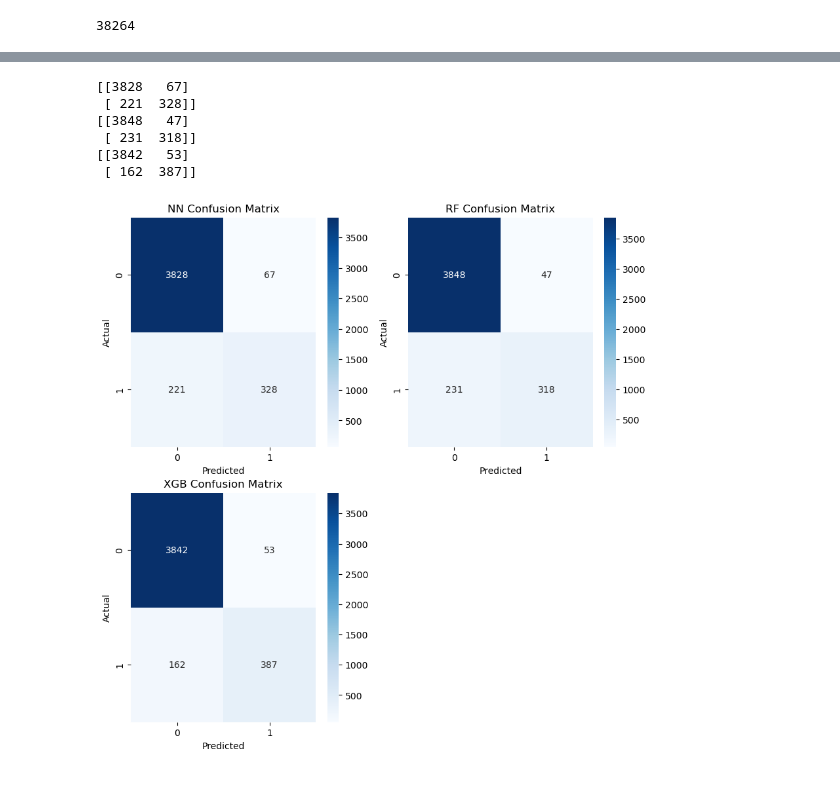
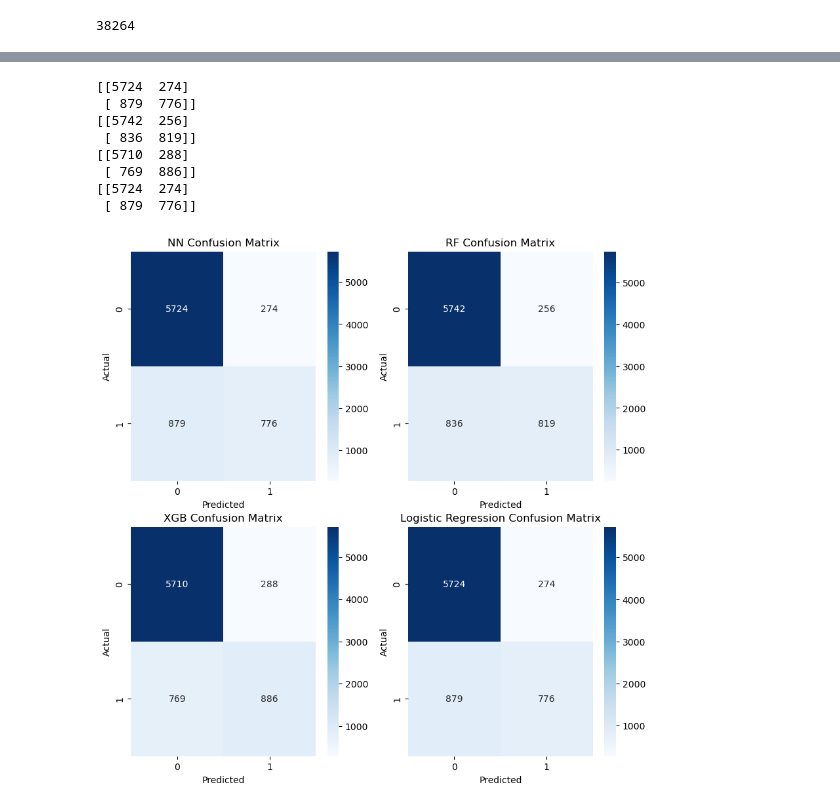
Before and after one commit to HYS20010113/2565-ML-Final-Project, a Jupyter notebook: ENN.ipynb, the cells around one changed output, grey strips where cells are left out. Drawn from its saved outputs; the diff is of its cells as text; code cells hidden in the pictures.

```diff
--- a/ENN.ipynb
+++ b/ENN.ipynb
@@ -110,7 +134,7 @@ scaler = StandardScaler()
 X_train_scaled = scaler.fit_transform(X_train)
 X_test_scaled = scaler.transform(X_test)
 # %%
-best_params = {'max_depth': None, 'min_samples_leaf': 4, 'min_samples_split': 2, 'n_estimators': 300}
+best_params = {'max_depth': None, 'min_samples_leaf': 4, 'min_samples_split': 2, 'n_estimators': 100}
 RF = RandomForestClassifier(**best_params,random_state=42)
 # model.fit(X_train_pca, y_train)
 # y_pred_pca = model.predict(X_test_pca)
@@ -133,10 +157,15 @@ weighted avg       0.93      0.94      0.93      4444
 # %%
-xgb = xgb.XGBClassifier(objective='binary:logistic', n_estimators=300, learning_rate=0.1, max_depth=7)
+xgb = xgb.XGBClassifier(objective='binary:logistic', n_estimators=300, learning_rate=0.1, max_depth=5)
 xgb.fit(X_train_scaled, y_train)
 y_pred = xgb.predict(X_test_scaled)
 accuracy = accuracy_score(y_test, y_pred)
 classification_rep_pca = classification_report(y_test, y_pred)
 print(classification_rep_pca)
+#most important features
+feature_importance = pd.DataFrame({'feature': X.columns, 'importance': xgb.feature_importances_})
+feature_importance = feature_importance.sort_values('importance', ascending=False)
+#print the top 3 features
+print(feature_importance.head(3))
 # %% [output]
               precision    recall  f1-score   support
 
@@ -232,0 +267,9 @@ weighted avg       0.93      0.94      0.93      4444
+# %%
+#logistic regression
+from sklearn.linear_model import LogisticRegression
+logreg = LogisticRegression()
+logreg.fit(X_train_scaled, y_train)
+y_pred = logreg.predict(X_test_scaled)
+accuracy = accuracy_score(y_test, y_pred)
+classification_rep_pca = classification_report(y_test, y_pred)
+print(classification_rep_pca)
@@ -272,38 +329,47 @@ XGB: ROC AUC=0.971
 NN_matrix = confusion_matrix(y_test, y_pred)
 rf_matrix = confusion_matrix(y_test, RF.predict(X_test_scaled))
 xgb_matrix = confusion_matrix(y_test, xgb.predict(X_test_scaled))
+log_matrix = confusion_matrix(y_test, logreg.predict(X_test_scaled))
 # Print the confusion matrix
 print(NN_matrix)
 print(rf_matrix)
 print(xgb_matrix)
+print(log_matrix)
 # %% [output]
-[[3828   67]
- [ 221  328]]
-[[3848   47]
- [ 231  318]]
-[[3842   53]
- [ 162  387]]
+[[5724  274]
+ [ 879  776]]
+[[5742  256]
+ [ 836  819]]
+[[5710  288]
+ [ 769  886]]
+[[5724  274]
+ [ 879  776]]
 # %%
 #plot the confusion matrix
 plt.figure(figsize=(10,10))
 plt.subplot(2,2,1)
 sns.heatmap(NN_matrix, annot=True, fmt='d', cmap='Blues')
 plt.title('NN Confusion Matrix')
 plt.ylabel('Actual')
 plt.xlabel('Predicted')
 plt.subplot(2,2,2)
 sns.heatmap(rf_matrix, annot=True, fmt='d', cmap='Blues')
 plt.title('RF Confusion Matrix')
 plt.ylabel('Actual')
 plt.xlabel('Predicted')
 plt.subplot(2,2,3)
 sns.heatmap(xgb_matrix, annot=True, fmt='d', cmap='Blues')
 plt.title('XGB Confusion Matrix')
 plt.ylabel('Actual')
 plt.xlabel('Predicted')
+plt.subplot(2,2,4)
+sns.heatmap(log_matrix, annot=True, fmt='d', cmap='Blues')
+plt.title('Logistic Regression Confusion Matrix')
+plt.ylabel('Actual')
+plt.xlabel('Predicted')
 plt.show()
 # %% [output]
-[figure, old version]
+[figure, new version]
 # %%
 #perform grid search to find the best parameters for the random forest model
 # Create the parameter grid based on the results of random search
```
Also changed, not shown: parts of 11 cells of this notebook, 2 other files.
